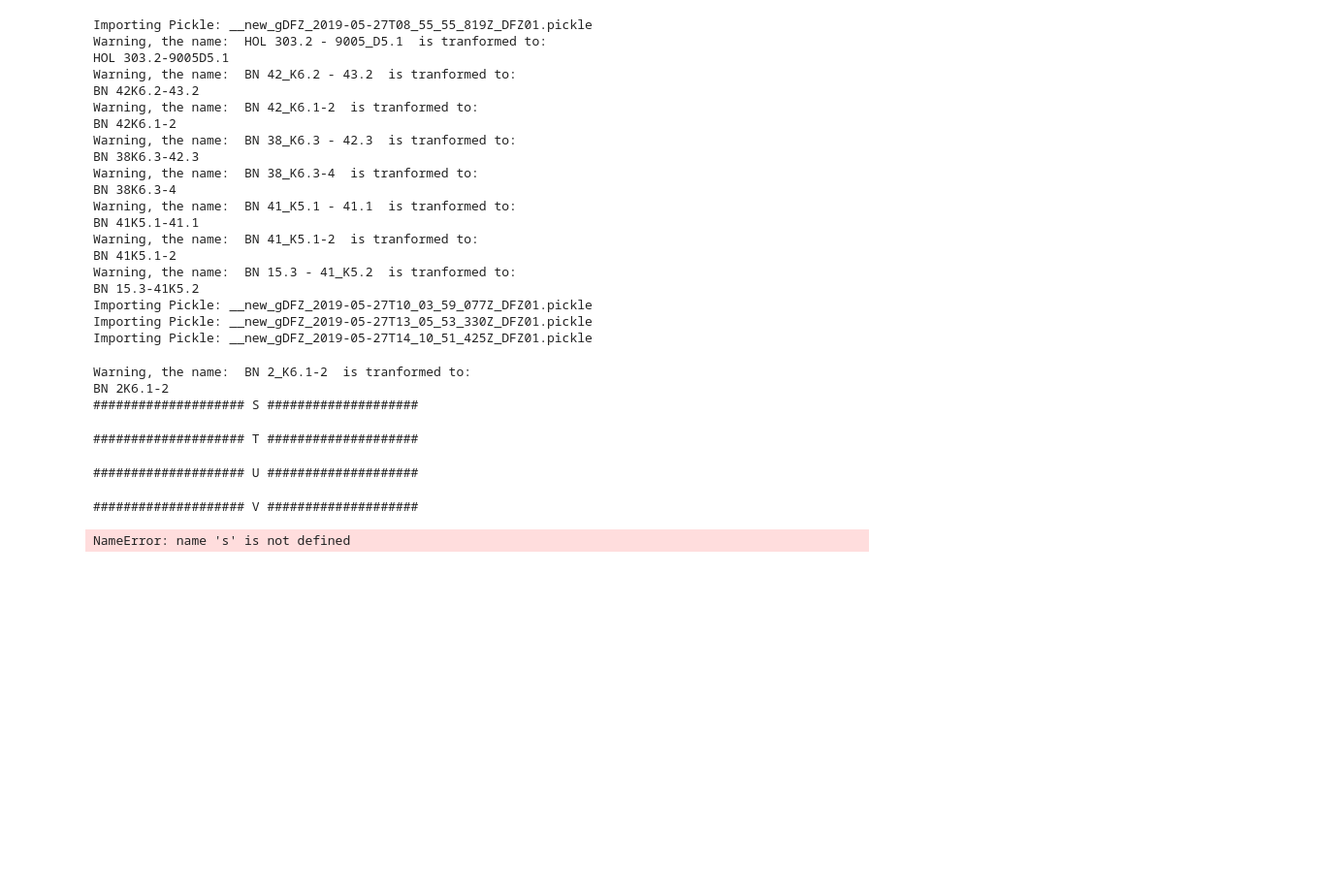
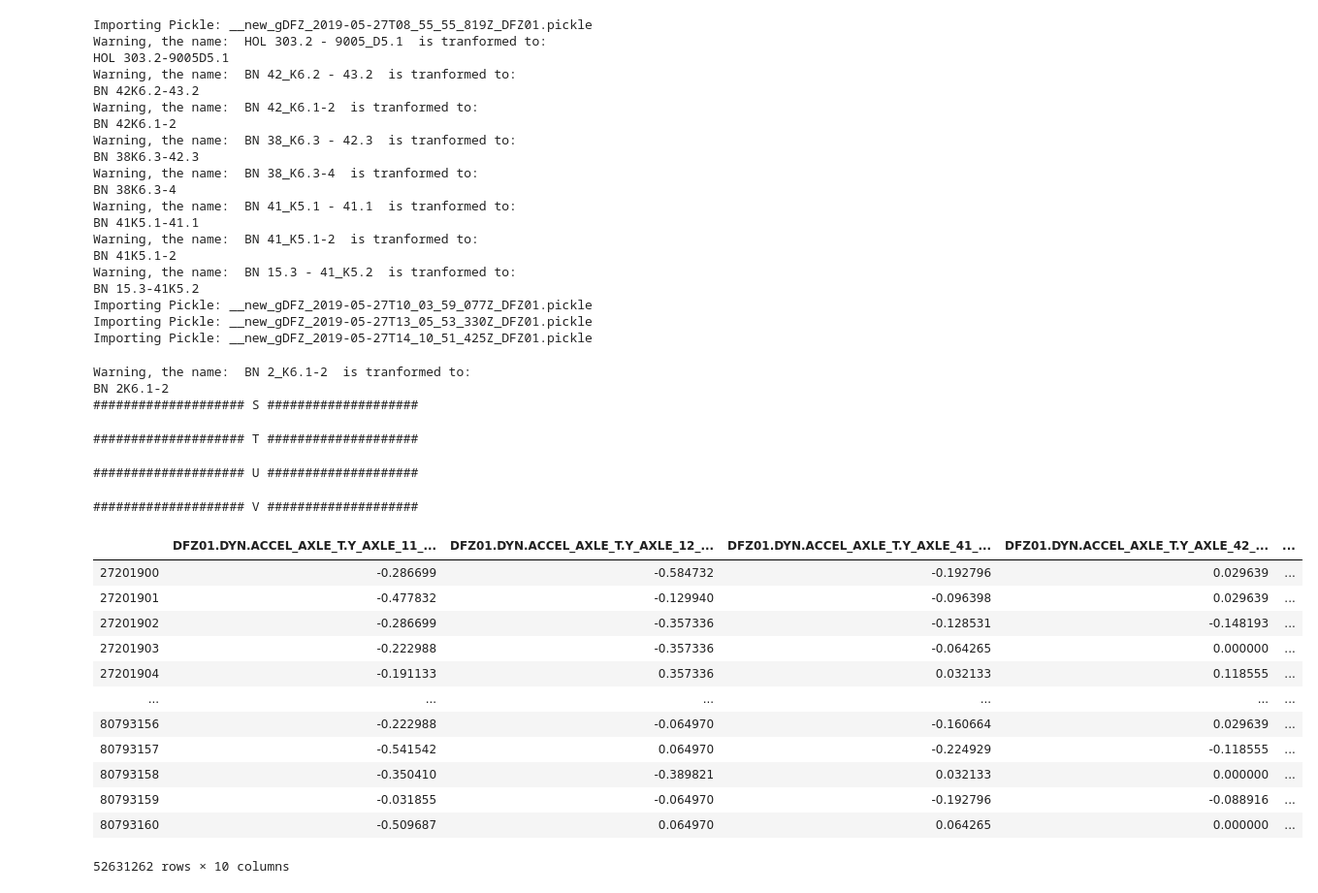
Before and after one commit to Aiyualive/SemesterProject2.0, a Jupyter notebook: SBBProject.ipynb, the cells around one changed output. Shown at 97% size. Cells and saved outputs as stored; diff of their text form; code cells hidden in the pictures; blank space fills up the shorter version.

```diff
--- a/SBBProject.ipynb
+++ b/SBBProject.ipynb
@@ -61,6 +61,18 @@ BN 2K6.1-2
 # from src.utils.defect_utils import save_pickle
 # save_pickle([s_features, t_features, u_features, v_features], 'new')
 # %%
-s
+s.MEAS_DYN.DFZ01_DYN_ACCEL_AXLE_T
 # %% [output]
+|  | DFZ01.DYN.ACCEL_AXLE_T.Y_AXLE_11_... | DFZ01.DYN.ACCEL_AXLE_T.Y_AXLE_12_... | DFZ01.DYN.ACCEL_AXLE_T.Y_AXLE_41_... | DFZ01.DYN.ACCEL_AXLE_T.Y_AXLE_42_... | ... |
+| 27201900 | -0.286699 | -0.584732 | -0.192796 | 0.029639 | ... |
+| 27201901 | -0.477832 | -0.129940 | -0.096398 | 0.029639 | ... |
+| 27201902 | -0.286699 | -0.357336 | -0.128531 | -0.148193 | ... |
+| 27201903 | -0.222988 | -0.357336 | -0.064265 | 0.000000 | ... |
+| 27201904 | -0.191133 | 0.357336 | 0.032133 | 0.118555 | ... |
+| ... | ... | ... | ... | ... | ... |
+| 80793156 | -0.222988 | -0.064970 | -0.160664 | 0.029639 | ... |
+| 80793157 | -0.541542 | 0.064970 | -0.224929 | -0.118555 | ... |
+| 80793158 | -0.350410 | -0.389821 | 0.032133 | 0.000000 | ... |
+| 80793159 | -0.031855 | -0.064970 | -0.192796 | -0.088916 | ... |
+| 80793160 | -0.509687 | 0.064970 | 0.064265 | 0.000000 | ... |
-NameError: name 's' is not defined
+52631262 rows × 10 columns
```
Also changed, not shown: parts of 3 cells of this notebook, 7 other files.
